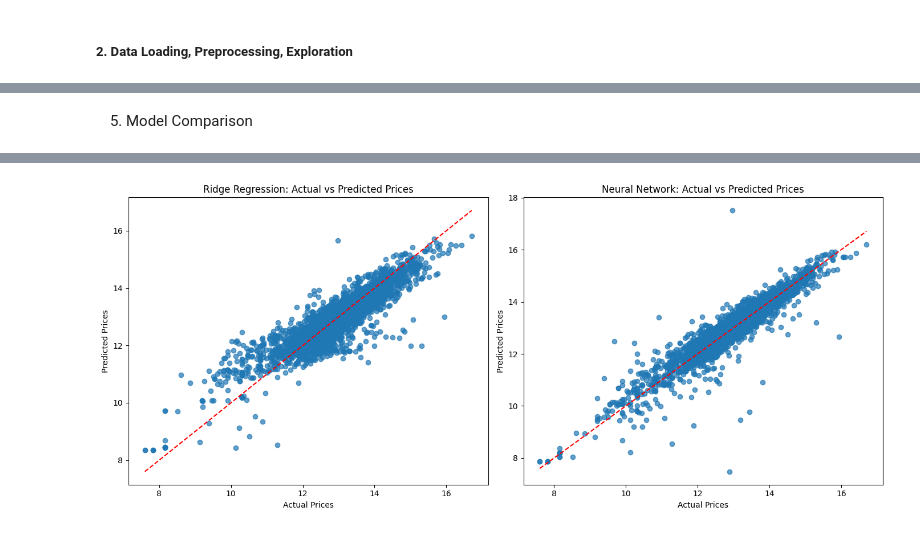
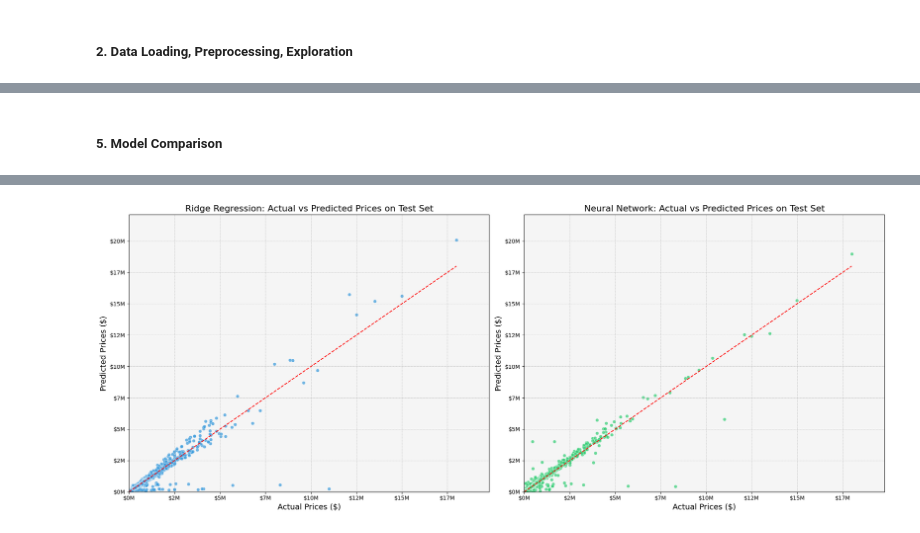
Before and after one commit to banjavi/az-real-estate, a Jupyter notebook: real_estate.ipynb, the cells around one changed output, grey strips where cells are left out. Drawn from its saved outputs; the diff is of its cells as text; code cells hidden in the pictures.

Commit message:
comparison chart

```diff
--- a/real_estate.ipynb
+++ b/real_estate.ipynb
@@ -191,24 +200,23 @@ test MAE for Neural Network: 0.14521309733390808
 # %% [markdown]
-5. Model Comparison
+##### 5. Model Comparison
 # %%
 # Performance Metrics
 #--------------------------
 
-# Linear Regression Metrics
-print("Linear Regression Metrics:")
-print(f"Validation MAE: {mae_val:.2f}")
-print(f"Validation MSE: {mse_val:.2f}")
-print(f"Test MAE: {mae_test:.2f}")
-print(f"Test MSE: {mse_test:.2f}")
-print("\n")
+# Ridge Regression Metrics
+print("Ridge Regression Metrics:")
+#print(f"Validation MAE: ${ridge_mae_val:.2f}")
+#print(f"Validation MSE: ${ridge_mse_val:.2f}")
+print(f"Test MAE: ${ridge_mae_test:.2f}")
+#print(f"Test MSE: ${ridge_mse_test:.2f}")
 
 # Neural Network Metrics
 print("Neural Network Metrics:")
-print(f"Validation MAE: {val_mae:.2f}")
-print(f"Validation MSE: {val_loss:.2f}")
-print(f"Test MAE: {test_mae:.2f}")
-print(f"Test MSE: {test_loss:.2f}")
-print("\n")
+#print(f"Validation MAE: ${nn_mae_val:.2f}")
+#print(f"Validation MSE: ${nn_mse_val:.2f}")
+print(f"Test MAE: ${nn_mae_test:.2f}")
+#print(f"Test MSE: ${nn_mse_test:.2f}")
+
 
 # Interpretability
 #--------------------------
@@ -223,33 +231,55 @@ ridge.fit(X_train, y_train)
 ridge_time = time.time() - start_time
 
 start_time = time.time()
-history = model.fit(X_train, y_train, epochs=50, batch_size=32, validation_data=(X_val, y_val), verbose=0)
+history = nn_model.fit(X_train, y_train, epochs=50, batch_size=32, validation_data=(X_val, y_val), verbose=0)
 nn_time = time.time() - start_time
 
 print(f"Training time for Ridge Regression: {ridge_time:.2f} seconds")
 print(f"Training time for Neural Network: {nn_time:.2f} seconds")
 print("\n")
 
+
+actual_prices_test = np.expm1(y_test)
+#print(actual_prices_test[:5])
+#print(y_ridge_pred_test[:5])
+#print(y_nn_pred_test[:5])
+
 # Predictions Visualization
 #--------------------------
-plt.figure(figsize=(14, 6))
+# custom formatter function
+def millions_formatter(x, pos):
+    return f'${int(x / 1e6)}M'
 
-# Ridge Regression
+plt.figure(figsize=(20, 8))
+
+# scatter plot for Ridge Regression predictions on Test Set
 plt.subplot(1, 2, 1)
-plt.scatter(y_val, y_pred_val, alpha=0.7)
-plt.plot([min(y_val), max(y_val)], [min(y_val), max(y_val)], color='red', linestyle='--')
-plt.xlabel('Actual Prices')
-plt.ylabel('Predicted Prices')
-plt.title('Ridge Regression: Actual vs Predicted Prices')
+plt.scatter(actual_prices_test, y_ridge_pred_test, alpha=0.7, edgecolors='w', linewidth=0.5, color='#3498db')
+plt.plot([min(actual_prices_test), max(actual_prices_test)],
+         [min(actual_prices_test), max(actual_prices_test)], color='red', linestyle='--', linewidth=1.5)
+plt.xlabel('Actual Prices ($)', fontsize=14)
+plt.ylabel('Predicted Prices ($)', fontsize=14)
+plt.title('Ridge Regression: Actual vs Predicted Prices on Test Set', fontsize=16)
 
-# Neural Network
-y_pred_nn_val = model.predict(X_val).flatten()
+# scatter plot for Neural Network predictions on Test Set
 plt.subplot(1, 2, 2)
-plt.scatter(y_val, y_pred_nn_val, alpha=0.7)
-plt.plot([min(y_val), max(y_val)], [min(y_val), max(y_val)], color='red', linestyle='--')
-plt.xlabel('Actual Prices')
-plt.ylabel('Predicted Prices')
-plt.title('Neural Network: Actual vs Predicted Prices')
+plt.scatter(actual_prices_test, y_nn_pred_test, alpha=0.7, edgecolors='w', linewidth=0.5, color='#2ecc71')
+plt.plot([min(actual_prices_test), max(actual_prices_test)],
+         [min(actual_prices_test), max(actual_prices_test)], color='red', linestyle='--', linewidth=1.5)
+plt.xlabel('Actual Prices ($)', fontsize=14)
+plt.ylabel('Predicted Prices ($)', fontsize=14)
+plt.title('Neural Network: Actual vs Predicted Prices on Test Set', fontsize=16)
+
+# axis limits in both plots
+for ax in plt.gcf().axes:
+    ax.set_xlim([0, max(actual_prices_test)*1.1])
+    ax.set_ylim([0, max(max(y_ridge_pred_test), max(y_nn_pred_test))*1.1])
+    # format
+    formatter = FuncFormatter(millions_formatter)
+    ax.xaxis.set_major_formatter(formatter)
+    ax.yaxis.set_major_formatter(formatter)
+    ax.grid(True, which='both', linestyle='--', linewidth=0.5)
+    ax.set_facecolor('#f5f5f5')
 
 plt.tight_layout()
 plt.show()
@@ -276,2 +293,2 @@ Training time for Neural Network: 46.74 seconds
-[figure, old version]
+[figure, new version]
 # %% [markdown]
```
Also changed, not shown: parts of 10 cells of this notebook.
